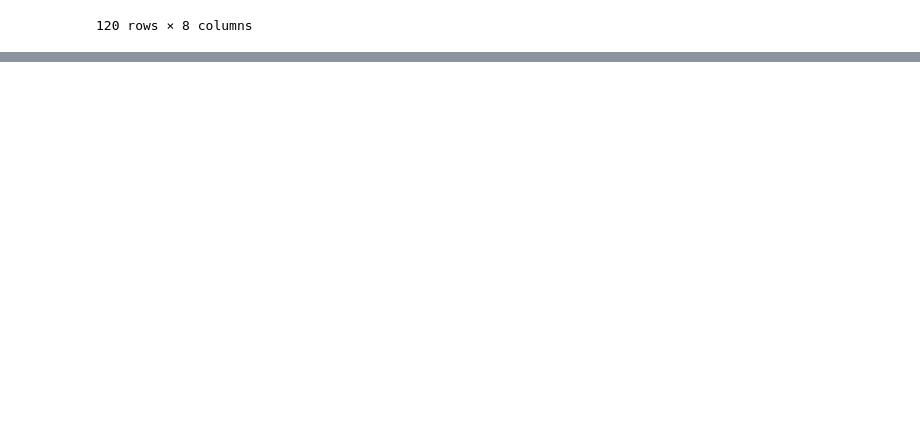
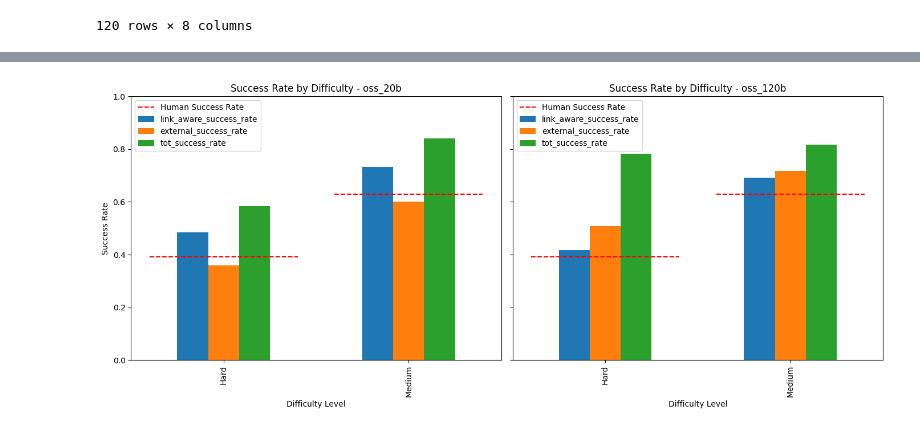
Before and after one commit to au-nlp/project-milestone-p2-group11, a Jupyter notebook: main.ipynb, the cells around one changed output, grey strips where cells are left out. Cells and saved outputs as stored; diff of their text form; code cells hidden in the pictures; blank space fills up the shorter version.

```diff
--- a/main.ipynb
+++ b/main.ipynb
@@ -781,0 +820,18 @@ agent.generate_llm_paths(df_for_experiment)
+# %%
+import ast
+def path_to_list(x):
+     return ast.literal_eval(x) if isinstance(x, str) else None
+llm_path_stats = llm_path_merged.copy()
+
+llm_path_stats['link_aware_paths'] = llm_path_stats['link_aware_paths'].apply(path_to_list)
+llm_path_stats['blind_paths'] = llm_path_stats['blind_paths'].apply(path_to_list)
+llm_path_stats['external_info_paths'] = llm_path_stats['external_info_paths'].apply(path_to_list)
+llm_path_stats['tot_paths'] = llm_path_stats['tot_paths'].apply(path_to_list)
+# %%
+def is_valid_path(path,dest):
+    #destination = path[-1]
+    return path is not None and len(path) > 0 and path[-1] == dest
+llm_path_stats['link_aware_success'] = llm_path_stats.apply(lambda row: is_valid_path(row['link_aware_paths'], row['destination']), axis=1)
+llm_path_stats['blind_success'] = llm_path_stats.apply(lambda row: is_valid_path(row['blind_paths'], row['destination']), axis=1)
+llm_path_stats['external_info_success'] = llm_path_stats.apply(lambda row: is_valid_path(row['external_info_paths'], row['destination']), axis=1)
+llm_path_stats['tot_success'] = llm_path_stats.apply(lambda row: is_valid_path(row['tot_paths'], row['destination']), axis=1)
@@ -781,0 +873,47 @@ agent.generate_llm_paths(df_for_experiment)
+# %%
+llm_summary = llm_path_stats.groupby(['model', 'difficulty']).agg(
+    link_aware_success_rate=('link_aware_success', 'mean'),
+    external_success_rate=('external_info_success', 'mean'),
+    tot_success_rate=('tot_success', 'mean'),
+    count=('link_aware_success', 'size'),
+    human_success_rate_avg=('human_success_rate', 'mean')
+).reset_index()
+
+
+
+models_order = ['oss_20b', 'oss_120b']
+
+
+all_difficulties = sorted(llm_summary['difficulty'].dropna().unique().tolist(), key=lambda x: (str(x)))
+
+fig, axes = plt.subplots(1, 2, figsize=(14, 6), sharey=True)
+
+#human success rate not a bar, but a horizontal line for each difficulty level for each model
+for i, model in enumerate(models_order):
+    ax = axes[i]
+    group = llm_summary[llm_summary['model'] == model]
+    if group.empty:
+        ax.axis('off')
+        continue
+    group.plot(
+        x='difficulty',
+        y=['link_aware_success_rate', 'external_success_rate', 'tot_success_rate'],
+        kind='bar',
+        ax=ax,
+        title=f'Success Rate by Difficulty - {model}',
+        ylabel='Success Rate',
+        xlabel='Difficulty Level',
+        ylim=(0, 1),
+        legend=True
+    )
+    for _, row in group.iterrows():
+        difficulty = row['difficulty']
+        human_rate = row['human_success_rate_avg']
+        if pd.notna(human_rate):
+            ax.hlines(y=human_rate, xmin=all_difficulties.index(difficulty) - 0.4, xmax=all_difficulties.index(difficulty) + 0.4, colors='red', linestyles='dashed', label='Human Success Rate' if difficulty == all_difficulties[0] else "")
+
+    ax.legend()
+plt.tight_layout()
+plt.show()
+# %% [output]
+[figure, added]
```
Also changed, not shown: parts of 23 cells of this notebook.
